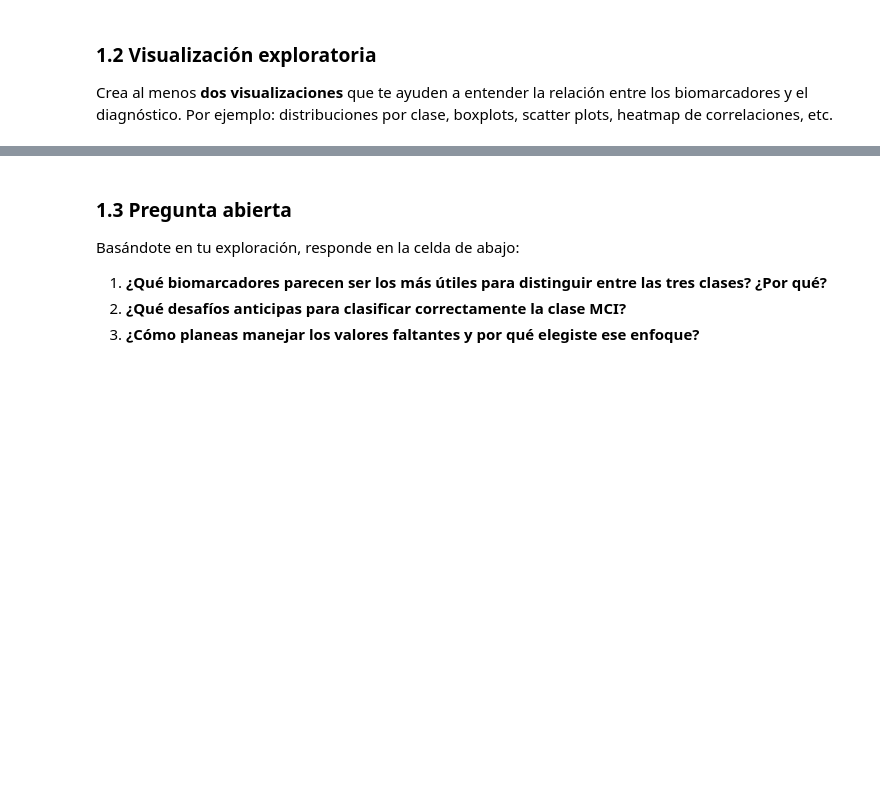
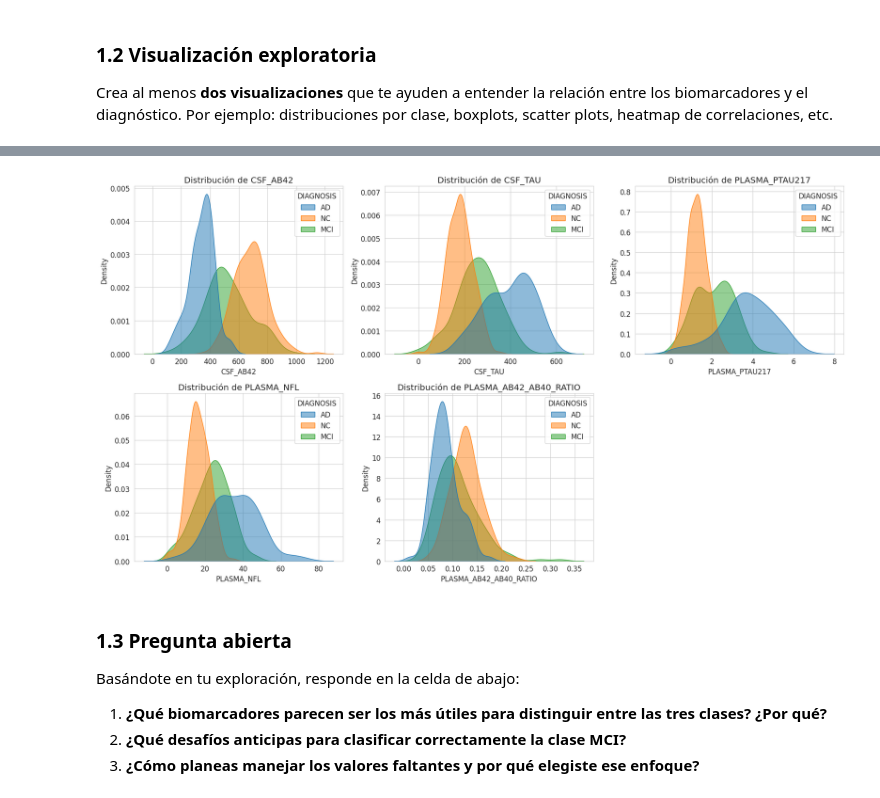
Before and after one commit to shdezg2000/assessment-biomarkers, a Jupyter notebook: notebooks/assessment.ipynb, the cells around one changed output, grey strips where cells are left out. Saved outputs shown, nothing was run; the diff lists cells and outputs as text; code cells hidden in the pictures; blank space fills up the shorter version.

```diff
--- a/notebooks/assessment.ipynb
+++ b/notebooks/assessment.ipynb
@@ -108,3 +192,21 @@ Crea al menos **dos visualizaciones** que te ayuden a entender la relación entr
+# %%
+# Variables numéricas clave
+features = ['CSF_AB42', 'CSF_TAU', 'PLASMA_PTAU217', 'PLASMA_NFL', 'PLASMA_AB42_AB40_RATIO']
+
+fig, axes = plt.subplots(2, 3, figsize=(18, 10))
+axes = axes.flatten()
+
+for i, col in enumerate(features):
+    sns.kdeplot(data=df, x=col, hue='DIAGNOSIS', fill=True, ax=axes[i], common_norm=False, alpha=0.5)
+    axes[i].set_title(f'Distribución de {col}')
+
+if len(features) < len(axes):
+    fig.delaxes(axes[-1])
+
+plt.tight_layout()
+plt.show()
+# %% [output]
+[figure, added]
 # %% [markdown]
 ### 1.3 Pregunta abierta
 
```
Also changed, not shown: parts of 25 cells of this notebook.
